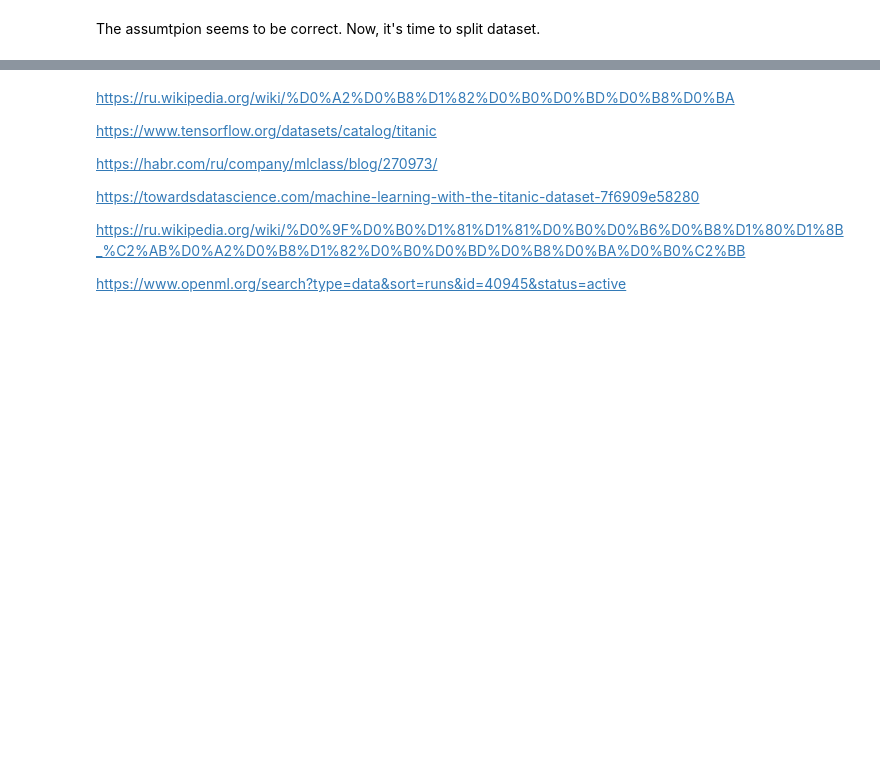
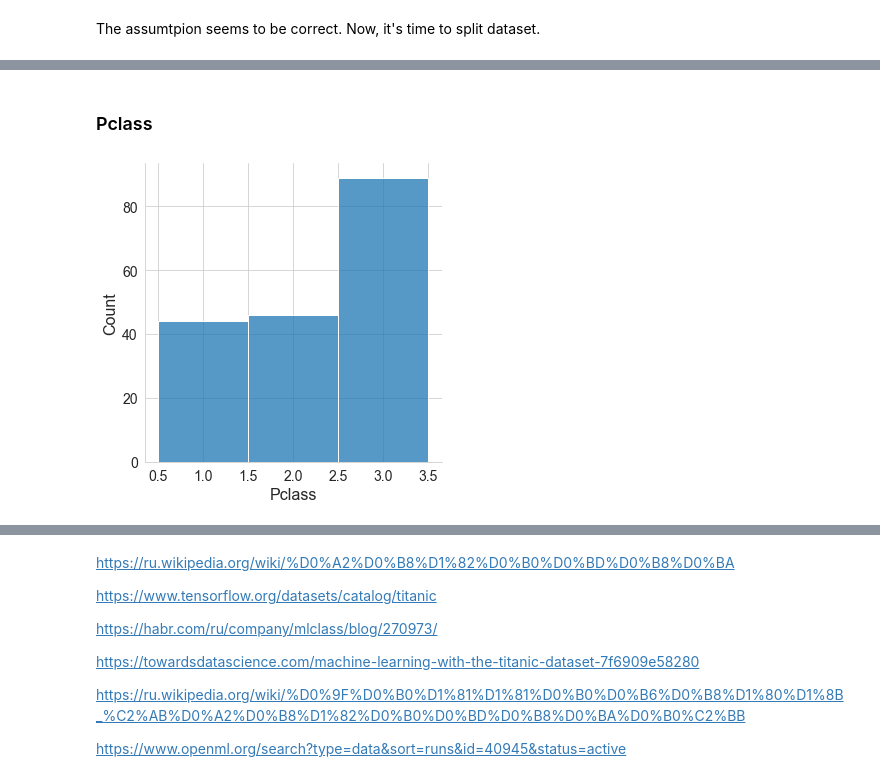
Before and after one commit to AlekseiBogachev/Titanic-Machine-Learning-from-Disaster, a Jupyter notebook: sources/Titanic-Machine-Learning-from-Disaster.ipynb, the cells around one changed output, grey strips where cells are left out. Cells and saved outputs as stored; diff of their text form; code cells hidden in the pictures; blank space fills up the shorter version.

```diff
--- a/sources/Titanic-Machine-Learning-from-Disaster.ipynb
+++ b/sources/Titanic-Machine-Learning-from-Disaster.ipynb
@@ -325,0 +345,7 @@ for train_index, test_index in split.split(data, data.Sex):
+# %% [markdown]
+### Pclass
+# %%
+sns.displot(data=test_set.Pclass.astype('category'))
+plt.show()
+# %% [output]
+[figure, added]
```
Also changed, not shown: parts of 6 cells of this notebook, 5 other files.
